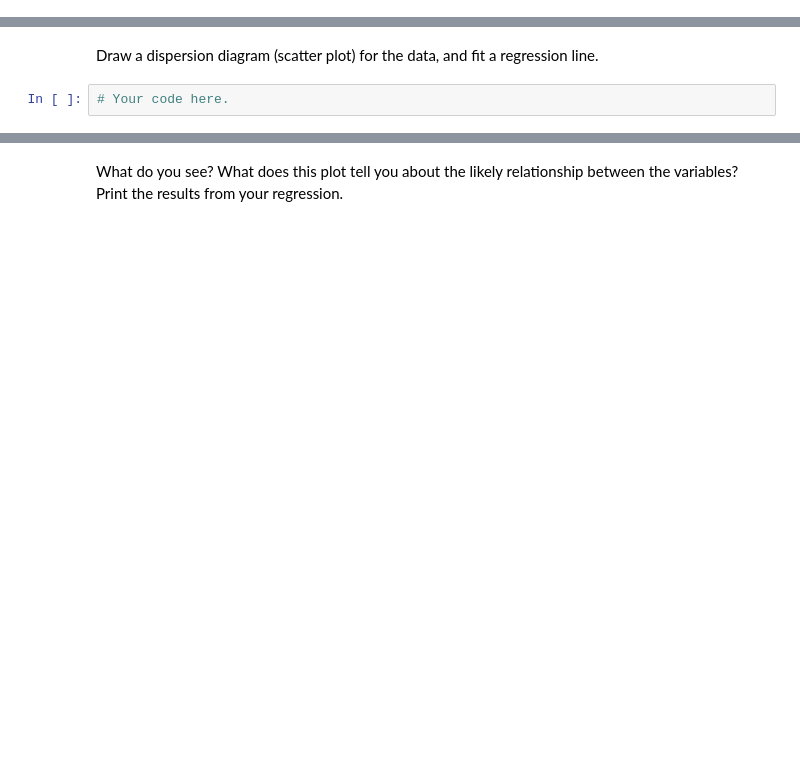
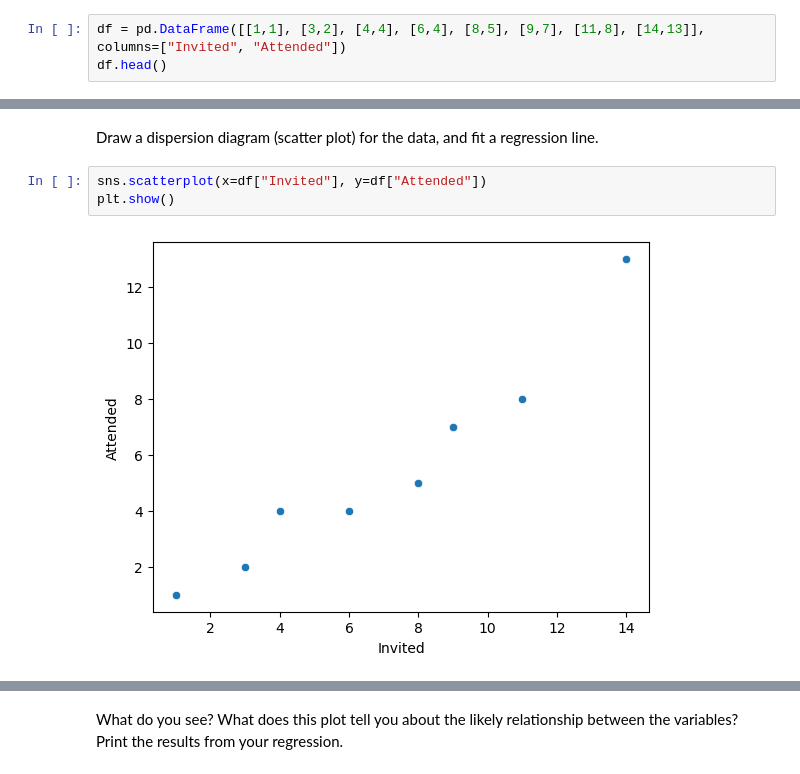
Before and after one commit to LauraSalakari/lab-regression-analysis-en, a Jupyter notebook: your-code/lab-regression-analysis.ipynb, the cells around one changed output, grey strips where cells are left out. Saved outputs shown, nothing was run; the diff lists cells and outputs as text; blank space fills up the shorter version.

```diff
--- a/your-code/lab-regression-analysis.ipynb
+++ b/your-code/lab-regression-analysis.ipynb
@@ -202,0 +201,3 @@ First, build a dataframe with the data.
+# %%
+df = pd.DataFrame([[1,1], [3,2], [4,4], [6,4], [8,5], [9,7], [11,8], [14,13]], columns=["Invited", "Attended"])
+df.head()
@@ -203,4 +211,7 @@ First, build a dataframe with the data.
 # %% [markdown]
 Draw a dispersion diagram (scatter plot) for the data, and fit a regression line.
-# %%
-# Your code here.
+# %%
+sns.scatterplot(x=df["Invited"], y=df["Attended"])
+plt.show()
+# %% [output]
+[figure, added]
```
Also changed, not shown: parts of 14 cells of this notebook.
